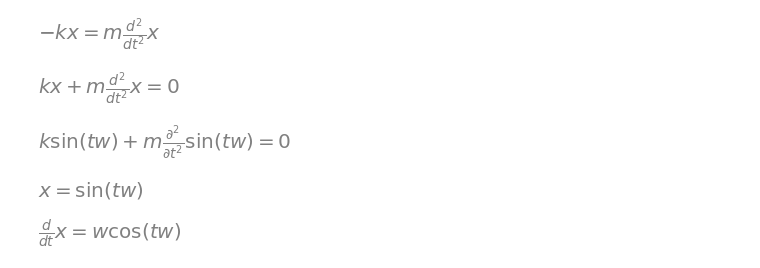
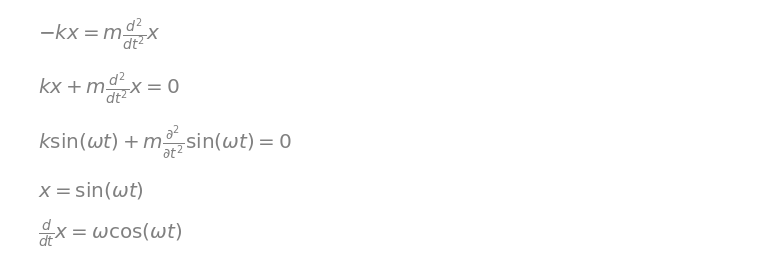
Before and after one commit to thiagorbernardo/UTFPR-Physics-2-FI72M, a Jupyter notebook: notebooks/1.MHS.ipynb, the cells around one changed output. Saved outputs shown, nothing was run; the diff lists cells and outputs as text; code cells hidden in the pictures.

```diff
--- a/notebooks/1.MHS.ipynb
+++ b/notebooks/1.MHS.ipynb
@@ -123,7 +123,7 @@ print(sp.solve(k_cte.subs(x, 2).subs(F, 5160), k)[0], 'N/m')
 # %% [markdown]
 ## Movimento Harmônico Simples - Parte 2
 # %%
-x, k, F, Fel, m, a, t, d, w= sp.symbols('x k F Fel m a t d w')
+x, k, F, Fel, m, a, t, d, omega= sp.symbols('x k F Fel m a t d omega')
 # %%
 # Pela 2° Lei de Newton
 sp.Eq(F, m * a)
@@ -150,12 +150,12 @@ ode
 # %%
 # Chutando funções
 
 # x(t) = sen(wt)
-func_rep = sp.sin(w*t)
+func_rep = sp.sin(omega*t)
 
 ode.subs(x, func_rep)
 # %% [output]
-[figure, old version]
+[figure, new version]
 # %%
 sp.Eq(x, func_rep)
 # %% [output]
```
Also changed, not shown: parts of 18 cells of this notebook.
